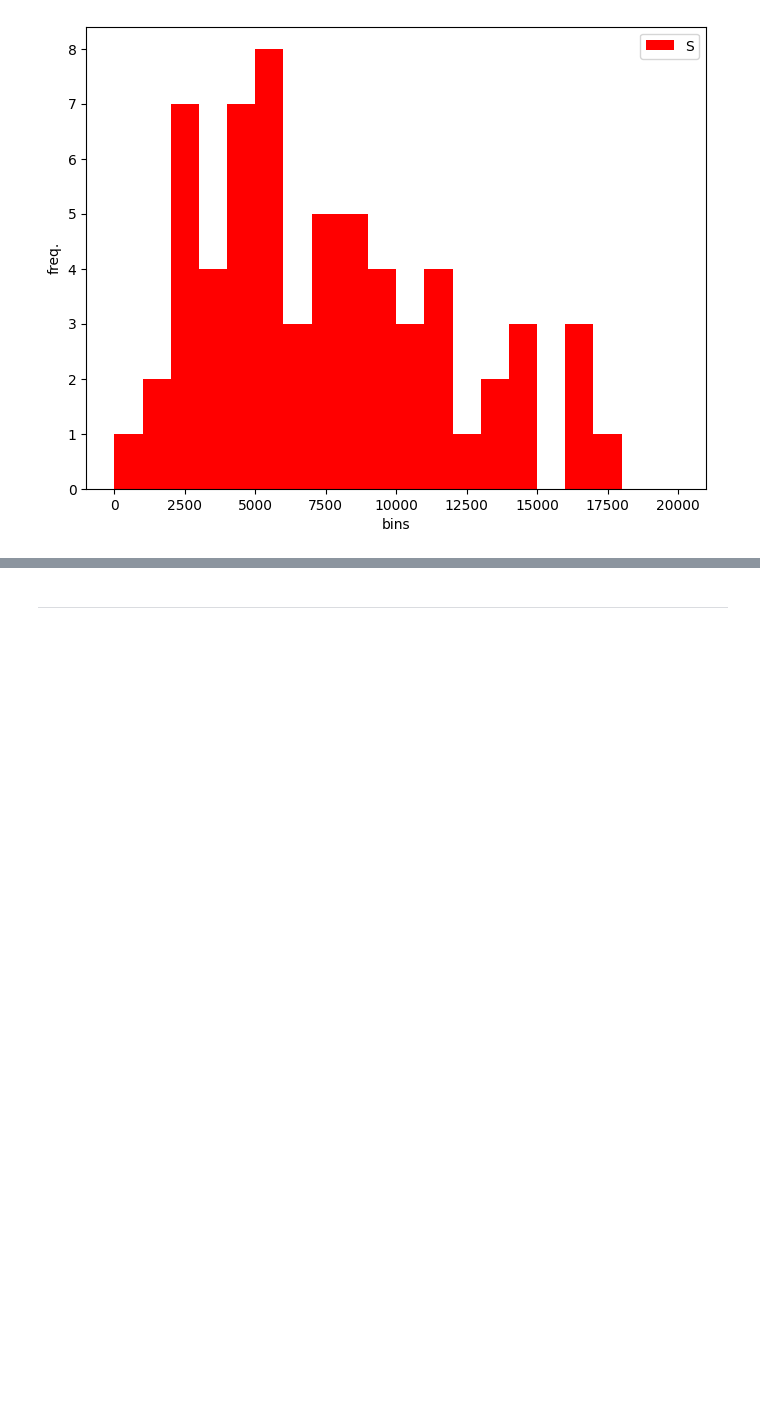
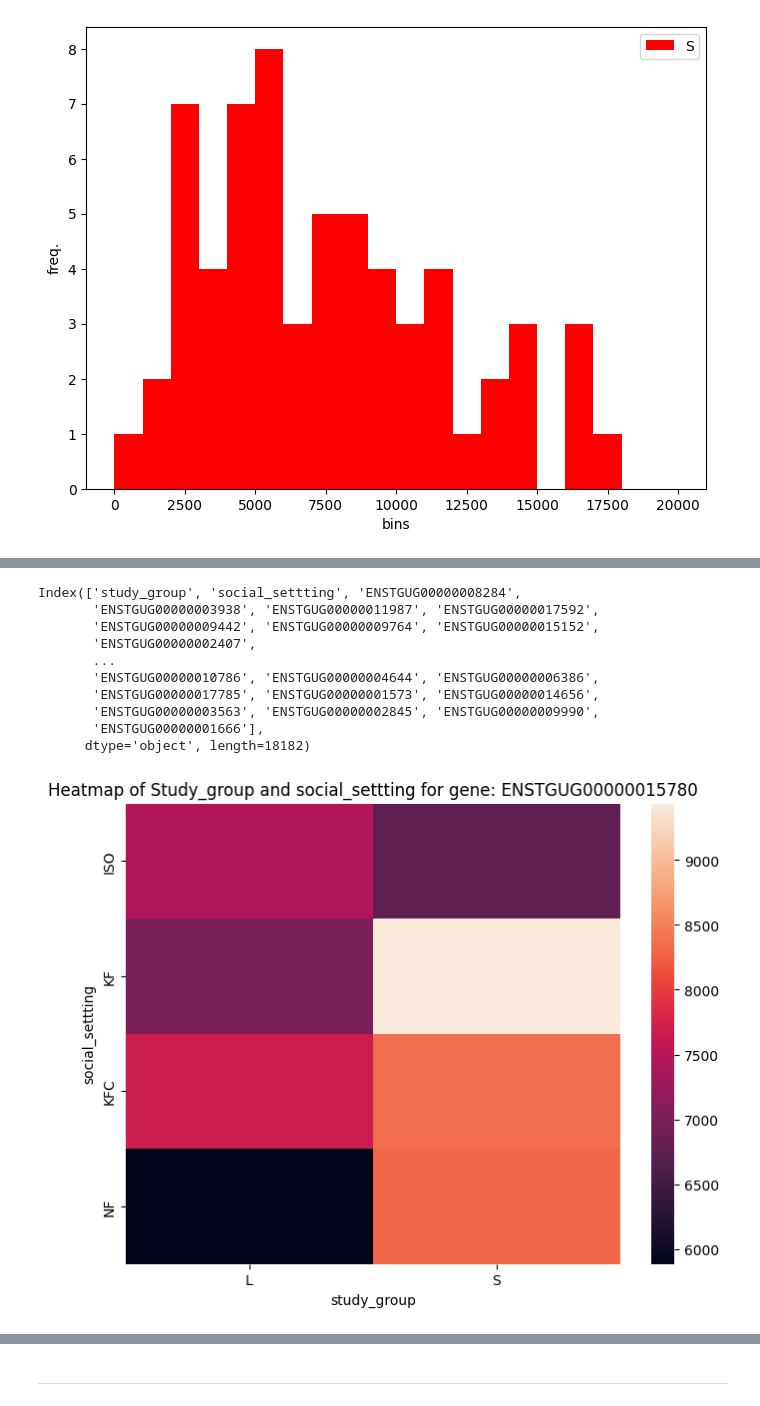
Before and after one commit to amirezzati/bioinformatics-project, a Jupyter notebook: the-songbird-study/SongBirdStudy.ipynb, the cells around one changed output, grey strips where cells are left out. Drawn from its saved outputs; the diff is of its cells as text; code cells hidden in the pictures; blank space fills up the shorter version.

```diff
--- a/the-songbird-study/SongBirdStudy.ipynb
+++ b/the-songbird-study/SongBirdStudy.ipynb
@@ -1009,0 +1032,4 @@ plt.show()
+# %%
+meanPer2Groups = dropped_df.groupby(['study_group', 'social_settting']).mean()
+meanPer2Groups = meanPer2Groups.reset_index()
+meanPer2Groups.head()
@@ -1009,0 +1044,23 @@ plt.show()
+# %%
+# numeric_df = df.select_dtypes(include=['float', 'int'])
+
+selected_gene = 'ENSTGUG00000015780'
+
+plt.figure(figsize=(8, 6))
+print(meanPer2Groups.columns)
+pivot = meanPer2Groups.pivot(index='social_settting', columns='study_group', values=selected_gene)
+sns.heatmap(pivot)
+plt.title(f'Heatmap of Study_group and social_settting for gene: {selected_gene}')
+plt.show()
+# %% [output]
+Index(['study_group', 'social_settting', 'ENSTGUG00000008284',
+       'ENSTGUG00000003938', 'ENSTGUG00000011987', 'ENSTGUG00000017592',
+       'ENSTGUG00000009442', 'ENSTGUG00000009764', 'ENSTGUG00000015152',
+       'ENSTGUG00000002407',
+       ...
+       'ENSTGUG00000010786', 'ENSTGUG00000004644', 'ENSTGUG00000006386',
+       'ENSTGUG00000017785', 'ENSTGUG00000001573', 'ENSTGUG00000014656',
+       'ENSTGUG00000003563', 'ENSTGUG00000002845', 'ENSTGUG00000009990',
+       'ENSTGUG00000001666'],
+      dtype='object', length=18182)
+[figure, added]
```
Also changed, not shown: parts of 15 cells of this notebook.
